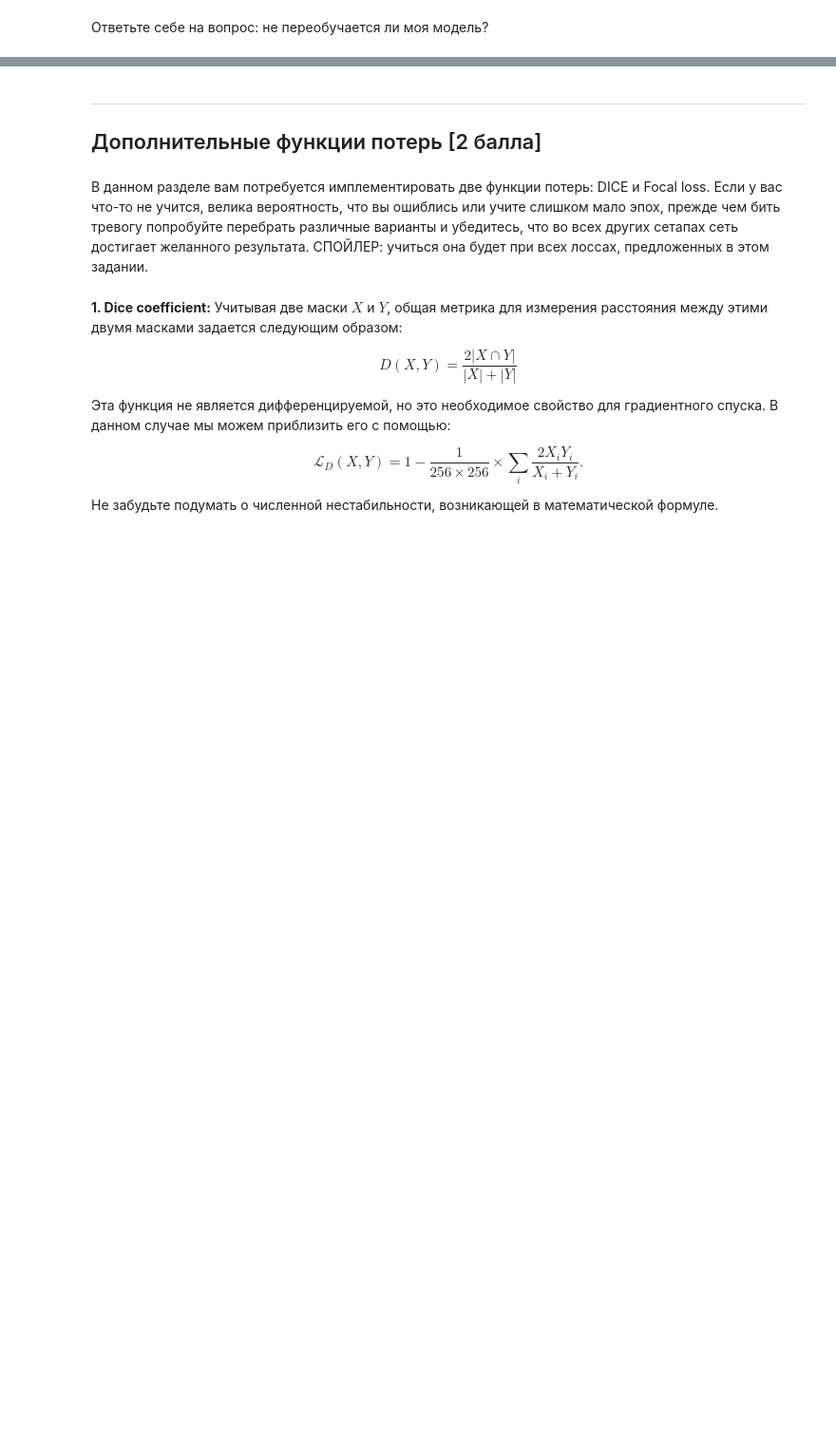
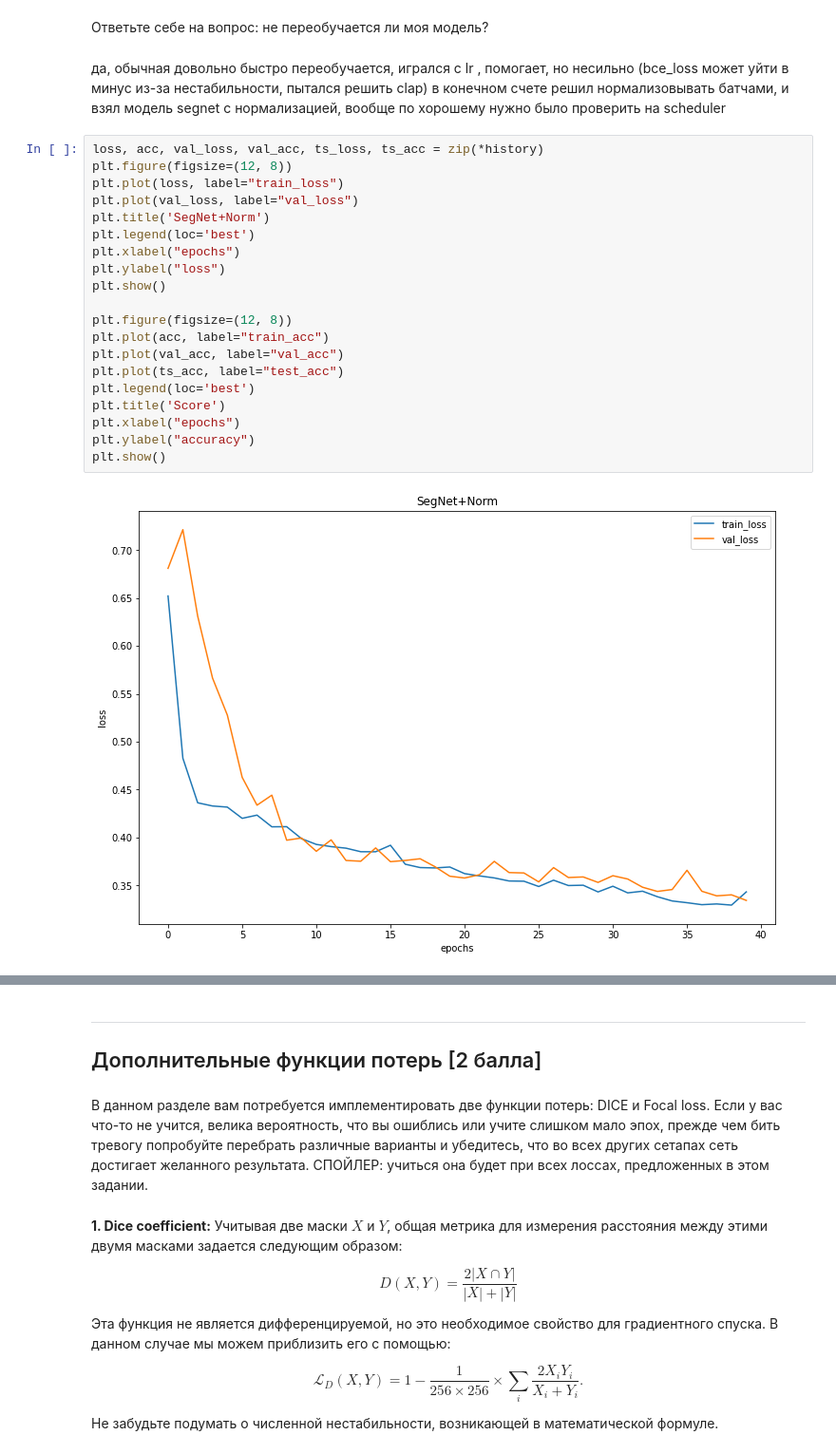
Before and after one commit to imvladikon/deep_learning_school, a Jupyter notebook: semester_1/week_7/[hw]semantic_segmentation.ipynb, the cells around one changed output, grey strips where cells are left out. Shown at 95% size. Saved outputs shown, nothing was run; the diff lists cells and outputs as text; blank space fills up the shorter version.

```diff
--- a/semester_1/week_7/[hw]semantic_segmentation.ipynb
+++ b/semester_1/week_7/[hw]semantic_segmentation.ipynb
@@ -351,2 +563,26 @@ score_model(model, iou_pytorch, data_val)
 # %% [markdown]
 Ответьте себе на вопрос: не переобучается ли моя модель?
+# %% [markdown]
+да, обычная довольно быстро переобучается, игрался с lr , помогает, но несильно (bce_loss может уйти в минус из-за нестабильности, пытался решить clap) в конечном счете решил нормализовывать батчами, и взял модель segnet с нормализацией, вообще по хорошему нужно было проверить на scheduler
+# %%
+loss, acc, val_loss, val_acc, ts_loss, ts_acc = zip(*history)
+plt.figure(figsize=(12, 8))
+plt.plot(loss, label="train_loss")
+plt.plot(val_loss, label="val_loss")
+plt.title('SegNet+Norm')
+plt.legend(loc='best')
+plt.xlabel("epochs")
+plt.ylabel("loss")
+plt.show()
+
+plt.figure(figsize=(12, 8))
+plt.plot(acc, label="train_acc")
+plt.plot(val_acc, label="val_acc")
+plt.plot(ts_acc, label="test_acc")
+plt.legend(loc='best')
+plt.title('Score')
+plt.xlabel("epochs")
+plt.ylabel("accuracy")
+plt.show()
+# %% [output]
+[figure, added]
```
Also changed, not shown: parts of 72 cells of this notebook.
